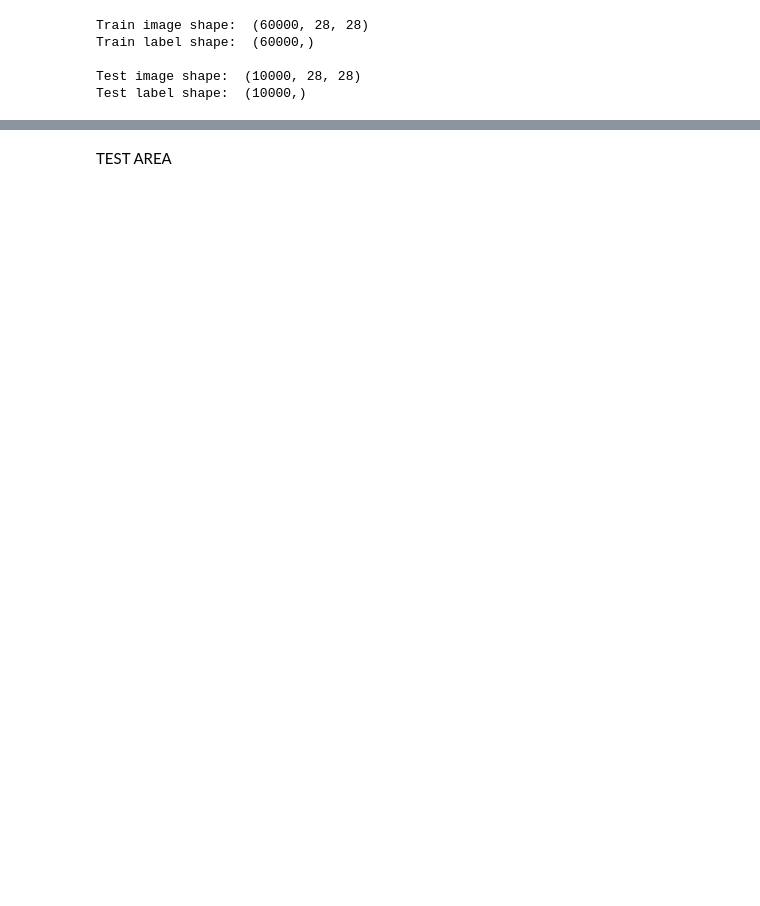
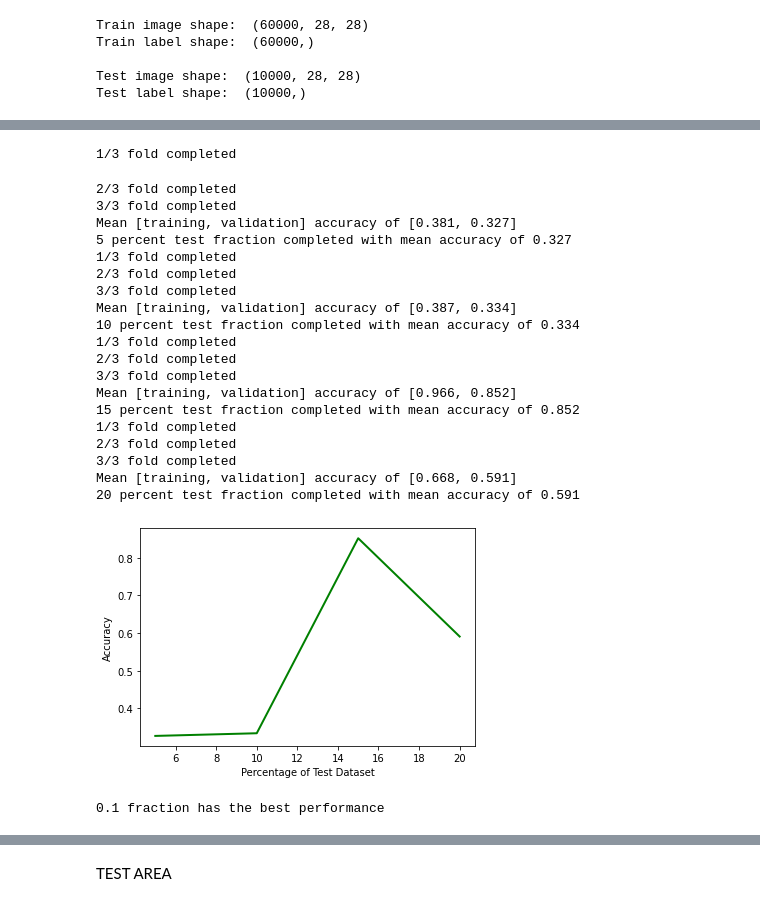
Before and after one commit to dbtronics/COMP551---Miniproject-3-Classification-of-Image-Data-, a Jupyter notebook: Group_18_Miniproject_3.ipynb, the cells around one changed output, grey strips where cells are left out. Cells and saved outputs as stored; diff of their text form; code cells hidden in the pictures; blank space fills up the shorter version.

```diff
--- a/Group_18_Miniproject_3.ipynb
+++ b/Group_18_Miniproject_3.ipynb
@@ -228,11 +257,11 @@ def cross_validation(x_train, y_train, L, i):
   y_val = y_train[val_mask==False] # invert indices boolean to get train set
   return x_tr, y_tr, x_val, y_val
 # %%
-def kFoldCV(model, x, y, L):
+def kFoldCV(model, x, y, L, batch_size):
   train_acc, val_acc = [], []
   for k in range(L):
     x_train, y_train, x_val, y_val = cross_validation(x, y, L, k)
-    model.fit(x_train, y_train, 32)
+    model.fit(x_train, y_train, batch_size)
     y_val_pred = model.predict(x_val)
     y_train_pred = model.predict(x_train)
     train_acc.append(model.eval_acc(y_train_pred, y_train))
@@ -281,7 +312,7 @@ y_test = test_labels
 x_train = x_train.reshape(x_train.shape[0], -1)
 x_test = x_test.reshape(x_test.shape[0], -1)
 
-fraction = 0.10 # 10% validation and 90% training set
+fraction = 1.0
 
 x_train = x_train[:int(x_train.shape[0]*fraction)]
 y_train = y_train[:int(y_train.shape[0]*fraction)]
@@ -294,17 +325,3 @@ Train label shape:  (60000,)
 
 Test image shape:  (10000, 28, 28)
 Test label shape:  (10000,)
-# %%
-model = MLP(x_test.shape[1], np.max(y_test)+1, activation="leaky-relu", hidden_layer=1)
-x_train_acc, x_val_acc = kFoldCV(model, x_train, y_train, 5)
-plt.plot(np.arange(5)+1, x_train_acc, linewidth=2, color='green', label="Training")
-plt.plot(np.arange(5)+1, x_val_acc, linewidth=2, color='blue', label="Validation")
-plt.xlabel("kFold")
-plt.ylabel("Accuracy")
-plt.show()
-print(x_train_acc)
-print(x_val_acc)
-# mlp.fit(x_train, y_train)
-# yh = mlp.predict(x_test)
-# print("")
-# print("Accuracy of validation data: ", 100*mlp.eval_acc(yh, y_test), "%")
@@ -320,0 +335,42 @@ Mean [training, validation] accuracy of [0.985, 0.835]
+# %%
+training_fraction = [0.05, 0.10, 0.15, 0.20] # looping from 5-20% of training data
+training_fraction_test_performance = np.zeros(len(training_fraction))
+best_training_fraction = 0
+
+for fr in range(len(training_fraction)):
+  x_train_fraction = x_train[:int(x_train.shape[0]*training_fraction[fr])]
+  y_train_fraction = y_train[:int(y_train.shape[0]*training_fraction[fr])]
+  model_1hl = MLP(x_test.shape[1], np.max(y_test)+1, activation = "relu", hidden_layer=1)
+  x_train_acc, x_val_acc = kFoldCV(model_1hl, x_train_fraction, y_train_fraction, 3, 50)
+  training_fraction_test_performance[fr] = np.mean(x_val_acc)
+  print("%d percent test fraction completed with mean accuracy of %.3f"%
+        (int(training_fraction[fr]*100), training_fraction_test_performance[fr]))
+plt.plot([fr*100 for fr in training_fraction], training_fraction_test_performance, linewidth=2, color='green')
+plt.xlabel("Percentage of Test Dataset")
+plt.ylabel("Accuracy")
+plt.show()
+best_training_fraction = training_fraction[np.argmax(training_fraction_test_performance)] # select best validation acc
+print("\n%.2f fraction has the best performance\n" % best_training_fraction)
+# %% [output]
+1/3 fold completed
+2/3 fold completed
+3/3 fold completed
+Mean [training, validation] accuracy of [0.381, 0.327]
+5 percent test fraction completed with mean accuracy of 0.327
+1/3 fold completed
+2/3 fold completed
+3/3 fold completed
+Mean [training, validation] accuracy of [0.387, 0.334]
+10 percent test fraction completed with mean accuracy of 0.334
+1/3 fold completed
+2/3 fold completed
+3/3 fold completed
+Mean [training, validation] accuracy of [0.966, 0.852]
+15 percent test fraction completed with mean accuracy of 0.852
+1/3 fold completed
+2/3 fold completed
+3/3 fold completed
+Mean [training, validation] accuracy of [0.668, 0.591]
+20 percent test fraction completed with mean accuracy of 0.591
+[figure, added]
+0.1 fraction has the best performance
```
Also changed, not shown: parts of 14 cells of this notebook.
